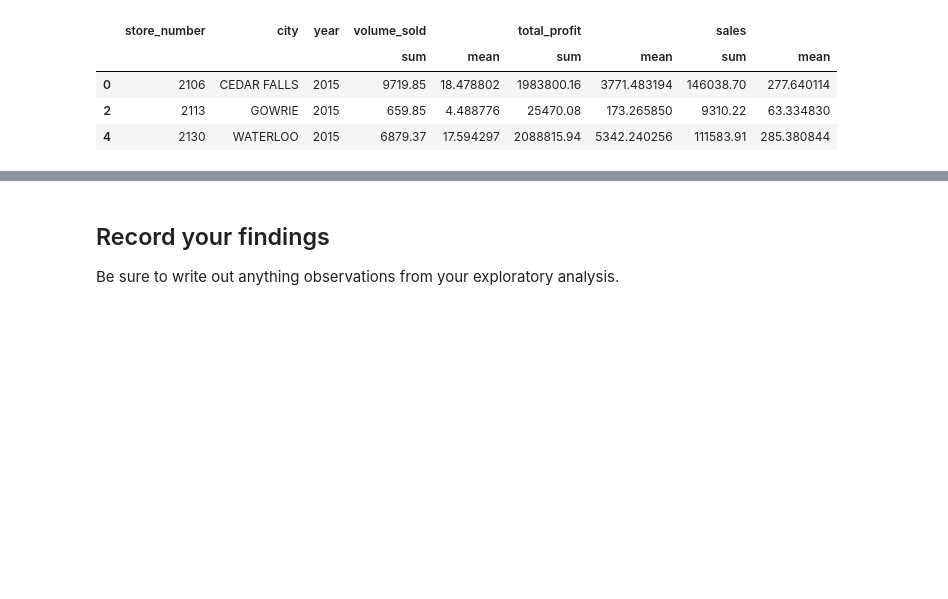
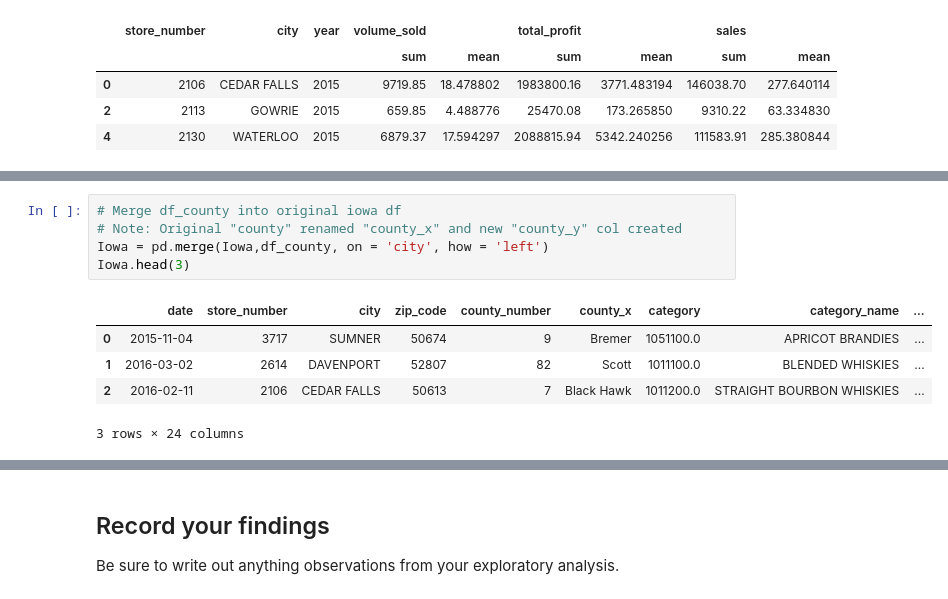
Before and after one commit to spockl/GA-DSI, a Jupyter notebook: projects/projects-weekly/Pocklington_Project-03.ipynb, the cells around one changed output, grey strips where cells are left out. Cells and saved outputs as stored; diff of their text form; blank space fills up the shorter version.

```diff
--- a/projects/projects-weekly/Pocklington_Project-03.ipynb
+++ b/projects/projects-weekly/Pocklington_Project-03.ipynb
@@ -295,0 +260,11 @@ store_sales.columns
+# %%
+# Merge df_county into original iowa df
+# Note: Original "county" renamed "county_x" and new "county_y" col created
+Iowa = pd.merge(Iowa,df_county, on = 'city', how = 'left')
+Iowa.head(3)
+# %% [output]
+|  | date | store_number | city | zip_code | county_number | county_x | category | category_name | ... |
+| 0 | 2015-11-04 | 3717 | SUMNER | 50674 | 9 | Bremer | 1051100.0 | APRICOT BRANDIES | ... |
+| 1 | 2016-03-02 | 2614 | DAVENPORT | 52807 | 82 | Scott | 1011100.0 | BLENDED WHISKIES | ... |
+| 2 | 2016-02-11 | 2106 | CEDAR FALLS | 50613 | 7 | Black Hawk | 1011200.0 | STRAIGHT BOURBON WHISKIES | ... |
+3 rows × 24 columns
```
Also changed, not shown: parts of 38 cells of this notebook.
